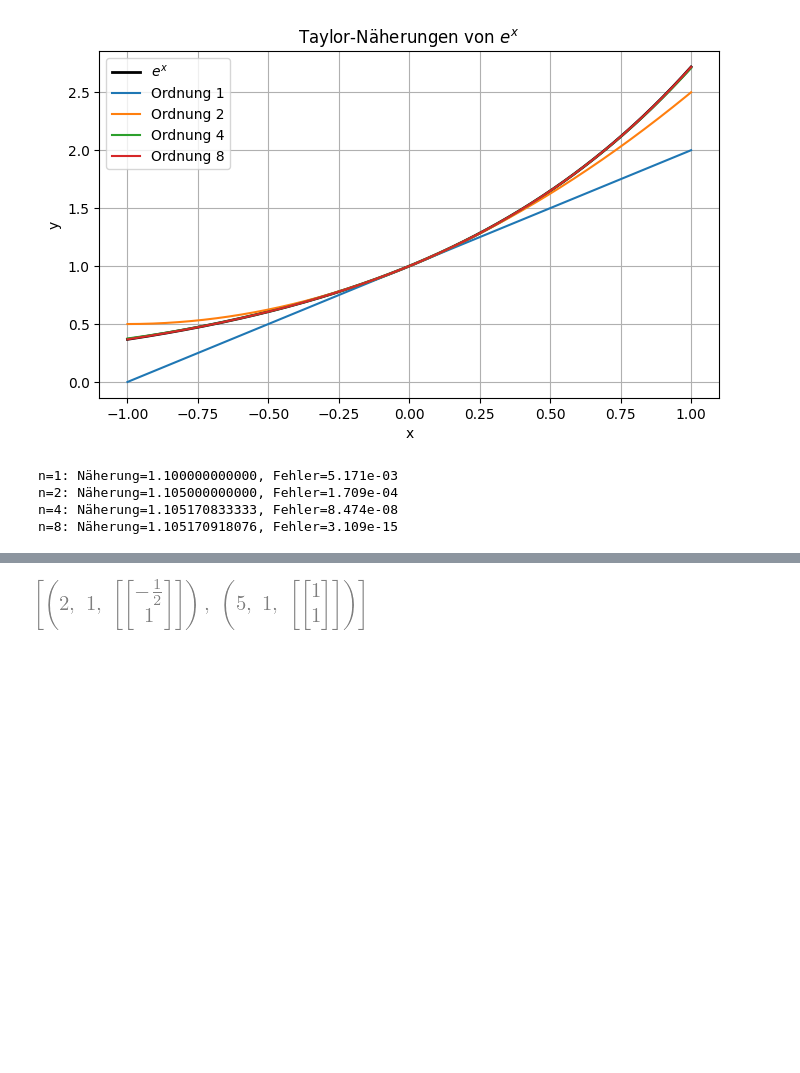
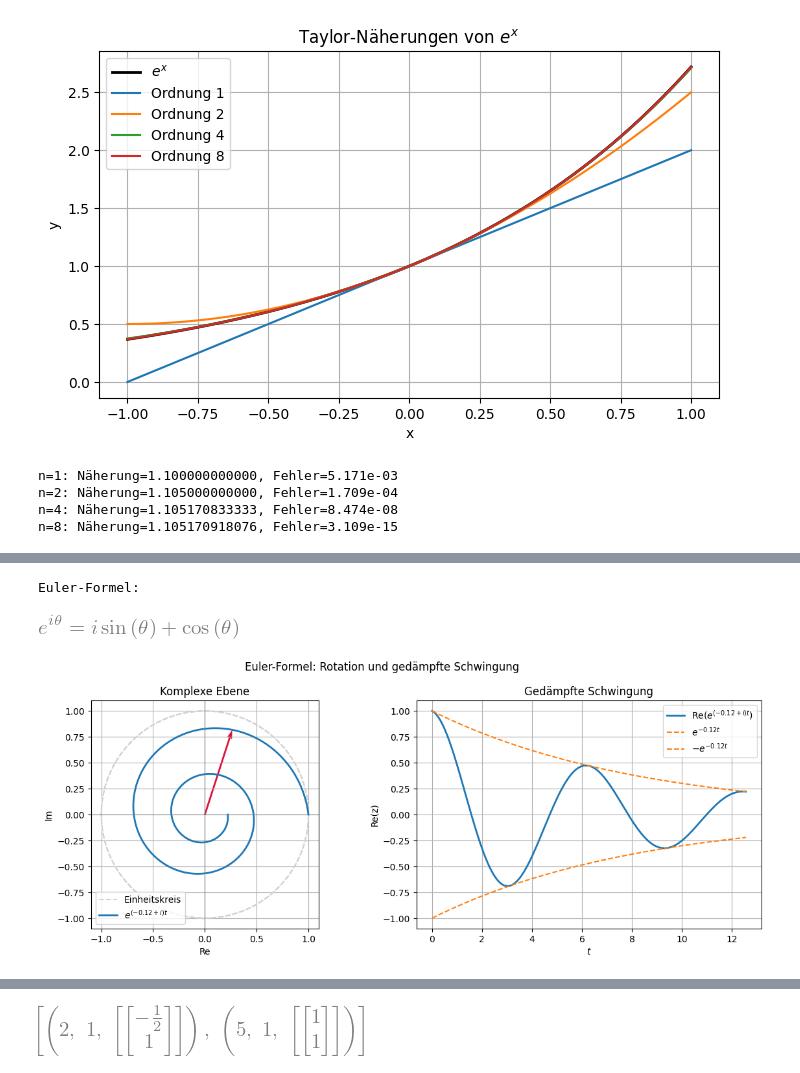
Before and after one commit to karkessler/dhbw-mathe3, a Jupyter notebook: notebooks/differentialgleichungen/00_mathematische_grundlagen.ipynb, the cells around one changed output, grey strips where cells are left out. Saved outputs shown, nothing was run; the diff lists cells and outputs as text; code cells hidden in the pictures; blank space fills up the shorter version.

```diff
--- a/notebooks/differentialgleichungen/00_mathematische_grundlagen.ipynb
+++ b/notebooks/differentialgleichungen/00_mathematische_grundlagen.ipynb
@@ -61 +148,39 @@ n=8: Näherung=1.105170918076, Fehler=3.109e-15
+# %%
+theta = sp.symbols('theta', real=True)
+euler_difference = sp.simplify(
+    sp.expand_complex(sp.exp(sp.I * theta)) - (sp.cos(theta) + sp.I * sp.sin(theta))
+)
+print('Euler-Formel:')
+display(sp.Eq(sp.exp(sp.I * theta), sp.cos(theta) + sp.I * sp.sin(theta), evaluate=False))
+assert euler_difference == 0
+
+alpha, beta = -0.12, 1.0
+t = np.linspace(0, 4 * np.pi, 800)
+z = np.exp((alpha + 1j * beta) * t)
+envelope = np.exp(alpha * t)
+fig, axes = plt.subplots(1, 2, figsize=(12, 4.8))
+
+axes[0].plot(np.cos(t), np.sin(t), '--', color='lightgray', label='Einheitskreis')
+axes[0].plot(z.real, z.imag, color='#1f77b4', linewidth=2,
+             label='$e^{(-0.12+i)t}$')
+point = 80
+axes[0].quiver(0, 0, z[point].real, z[point].imag, angles='xy', scale_units='xy',
+               scale=1, color='crimson', width=0.008)
+axes[0].axhline(0, color='gray', linewidth=0.8); axes[0].axvline(0, color='gray', linewidth=0.8)
+axes[0].set(xlabel='Re', ylabel='Im', title='Komplexe Ebene')
+axes[0].set_aspect('equal'); axes[0].legend()
+
+axes[1].plot(t, z.real, color='#1f77b4', linewidth=2,
+             label='$\operatorname{Re}(e^{(-0.12+i)t})$')
+axes[1].plot(t, envelope, '--', color='#ff7f0e', label='$e^{-0.12t}$')
+axes[1].plot(t, -envelope, '--', color='#ff7f0e', label='$-e^{-0.12t}$')
+axes[1].set(xlabel='$t$', ylabel='Re(z)', title='Gedämpfte Schwingung')
+axes[1].legend()
+fig.suptitle('Euler-Formel: Rotation und gedämpfte Schwingung')
+plt.tight_layout()
+plt.show()
+# %% [output]
+Euler-Formel:
+[figure, added]
+[figure, added]
 # %% [markdown]
```
Also changed, not shown: parts of 10 cells of this notebook, 5 other files.
